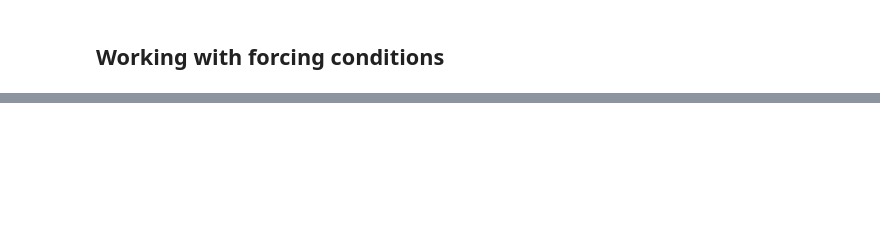
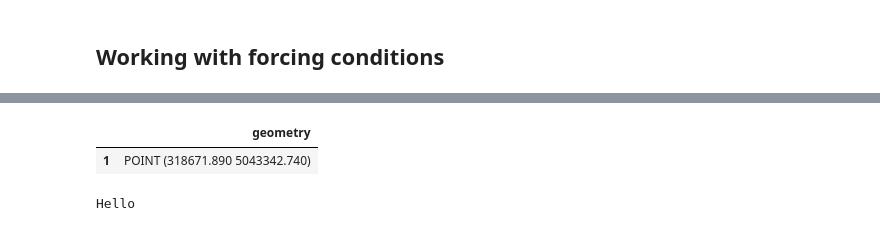
Before and after one commit to Deltares/hydromt_sfincs, a Jupyter notebook: examples/example_forcing.ipynb, the cells around one changed output, grey strips where cells are left out. Saved outputs shown, nothing was run; the diff lists cells and outputs as text; code cells hidden in the pictures; blank space fills up the shorter version.

Commit message:
adding_wave_forcing

```diff
--- a/examples/example_forcing.ipynb
+++ b/examples/example_forcing.ipynb
@@ -28,3 +34,36 @@ sf.setup_config(
     tstart="20100201 000000",
     tstop="20100210 000000",
 )
+# %%
+import pandas as pd
+import geopandas as gpd
+import hydromt
+import numpy as np
+from hydromt_sfincs import utils
+import xarray as xr
+
+# Provided data
+hs = [2, 2, 3]
+tp = [10, 10, 11]
+dir = [90, 90, 90]
+ds = [20, 20, 20]
+time = [0, 3600, 7200]
+
+gdf = utils.read_xy("data//compound_wavelocs.txt", crs=sf.crs)
+
+
+# Df with muplitple variables --> To x_array?
+# What if time is not equal?
+
+df_hs = pd.DataFrame(index= time, data = hs)
+df_tp = pd.DataFrame(index= time, data = tp)
+df_dir = pd.DataFrame(index= time, data = dir)
+df_ds = pd.DataFrame(index= time, data = ds)
+
+list_df = [df_hs, df_tp, df_dir, df_ds]
+
+
+sf.setup_wave_forcing(timeseries = list_df, locations= gdf)
+
+gdf
+# %% [output]
@@ -30,0 +74,17 @@ sf.setup_config(
+|  | geometry |
+| 1 | POINT (318671.890 5043342.740) |
+# %%
+data_hw = r"c:\git\hydromt_sfincs\examples\data\hurrywave_his.nc"
+ds =  xr.open_mfdataset(data_hw)
+
+ds = ds.set_coords(["station_x", "station_y"])
+ds = ds.rename_vars({"point_hm0":"hs", "point_tp":"tp", "point_wavdir":"wd", "point_dirspr":"ds"})
+ds = ds.rename({"station_x": "lon", "station_y" : "lat", "stations": "index"})
+ds = ds.set_coords(["lon", "lat"])
+#ds = ds.set_index(stations = ["station_x", "station_y"], append = True )
+
+sf.setup_wave_forcing(ds)
+
+print("Hello")
+# %% [output]
+Hello
```
Also changed, not shown: parts of 16 cells of this notebook, 6 other files.
